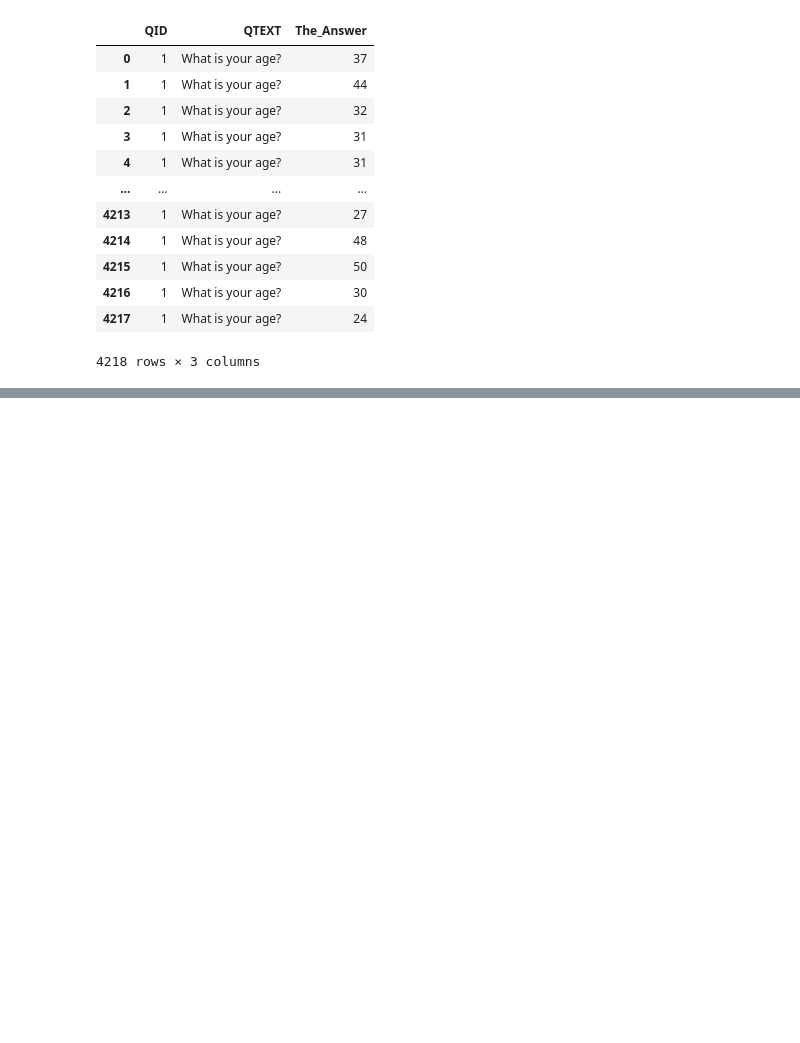
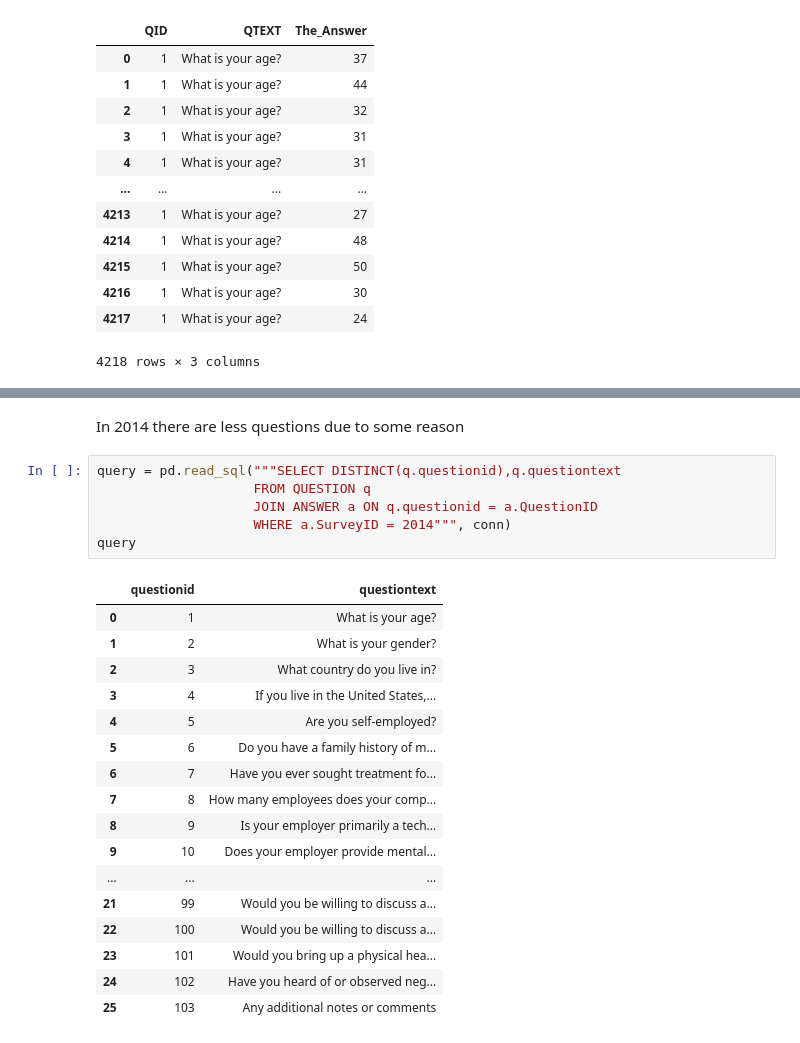
Before and after one commit to Noorpr/SQL_DataAnalysis_Project, a Jupyter notebook: SQL-project.ipynb, the cells around one changed output, grey strips where cells are left out. Saved outputs shown, nothing was run; the diff lists cells and outputs as text; blank space fills up the shorter version.

```diff
--- a/SQL-project.ipynb
+++ b/SQL-project.ipynb
@@ -84,0 +125,26 @@ query
+# %% [markdown]
+In 2014 there are less questions due to some reason
+# %%
+query = pd.read_sql("""SELECT DISTINCT(q.questionid),q.questiontext
+                    FROM QUESTION q
+                    JOIN ANSWER a ON q.questionid = a.QuestionID
+                    WHERE a.SurveyID = 2014""", conn)
+query
+# %% [output]
+|  | questionid | questiontext |
+| 0 | 1 | What is your age? |
+| 1 | 2 | What is your gender? |
+| 2 | 3 | What country do you live in? |
+| 3 | 4 | If you live in the United States,... |
+| 4 | 5 | Are you self-employed? |
+| 5 | 6 | Do you have a family history of m... |
+| 6 | 7 | Have you ever sought treatment fo... |
+| 7 | 8 | How many employees does your comp... |
+| 8 | 9 | Is your employer primarily a tech... |
+| 9 | 10 | Does your employer provide mental... |
+| ... | ... | ... |
+| 21 | 99 | Would you be willing to discuss a... |
+| 22 | 100 | Would you be willing to discuss a... |
+| 23 | 101 | Would you bring up a physical hea... |
+| 24 | 102 | Have you heard of or observed neg... |
+| 25 | 103 | Any additional notes or comments |
```
Also changed, not shown: parts of 10 cells of this notebook.
